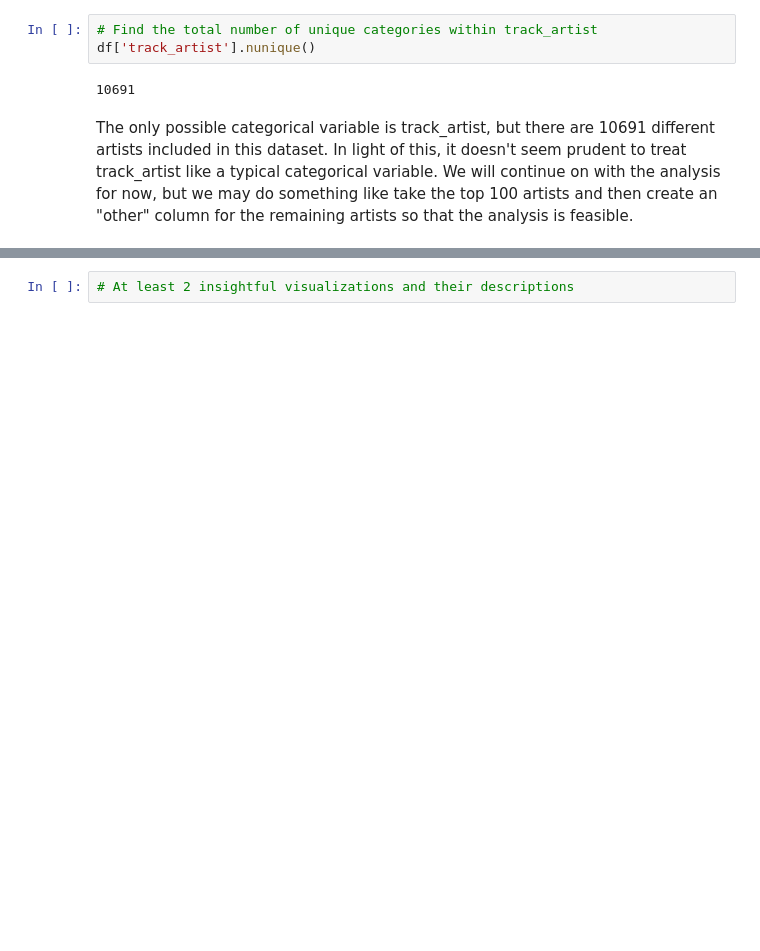
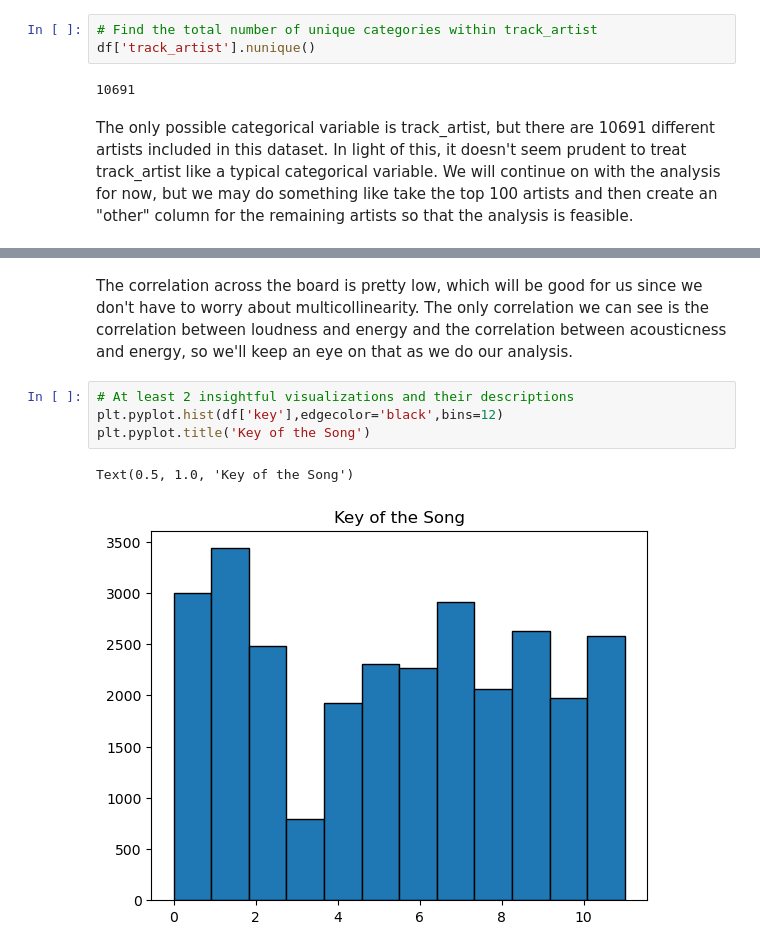
Before and after one commit to gstirk27/stat486-final_project, a Jupyter notebook: spotify_analysis.ipynb, the cells around one changed output, grey strips where cells are left out. Cells and saved outputs as stored; diff of their text form; blank space fills up the shorter version.

```diff
--- a/spotify_analysis.ipynb
+++ b/spotify_analysis.ipynb
@@ -143,5 +144,12 @@ sb.heatmap(correlation_matrix, annot=True, cmap='coolwarm', fmt=".1f")
 # %% [output]
 <Axes: >
 [figure]
+# %% [markdown]
+The correlation across the board is pretty low, which will be good for us since we don't have to worry about multicollinearity. The only correlation we can see is the correlation between loudness and energy and the correlation between acousticness and energy, so we'll keep an eye on that as we do our analysis.
 # %%
 # At least 2 insightful visualizations and their descriptions
+plt.pyplot.hist(df['key'],edgecolor='black',bins=12)
+plt.pyplot.title('Key of the Song')
+# %% [output]
+Text(0.5, 1.0, 'Key of the Song')
+[figure, added]
```
Also changed, not shown: parts of 6 cells of this notebook, 3 other files.
